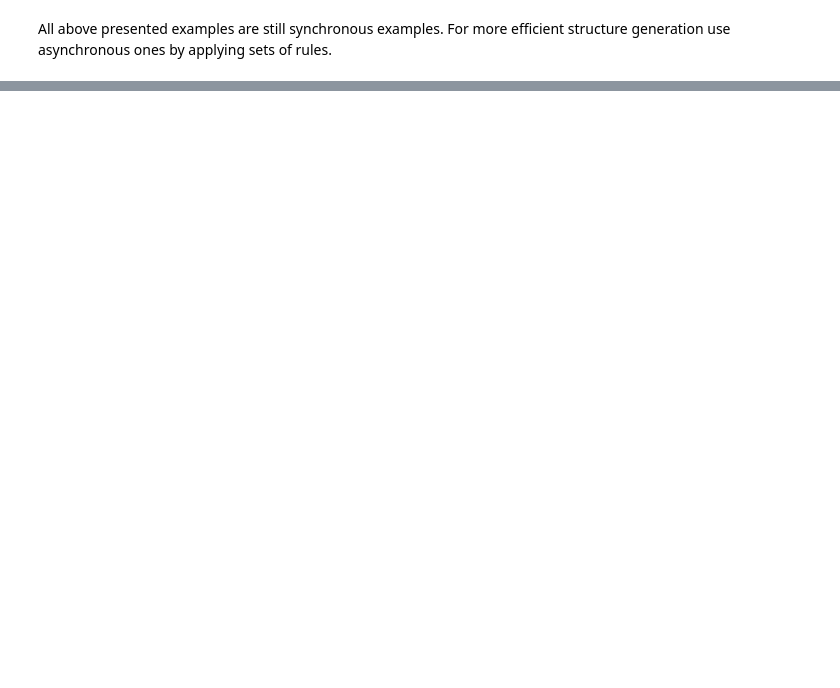
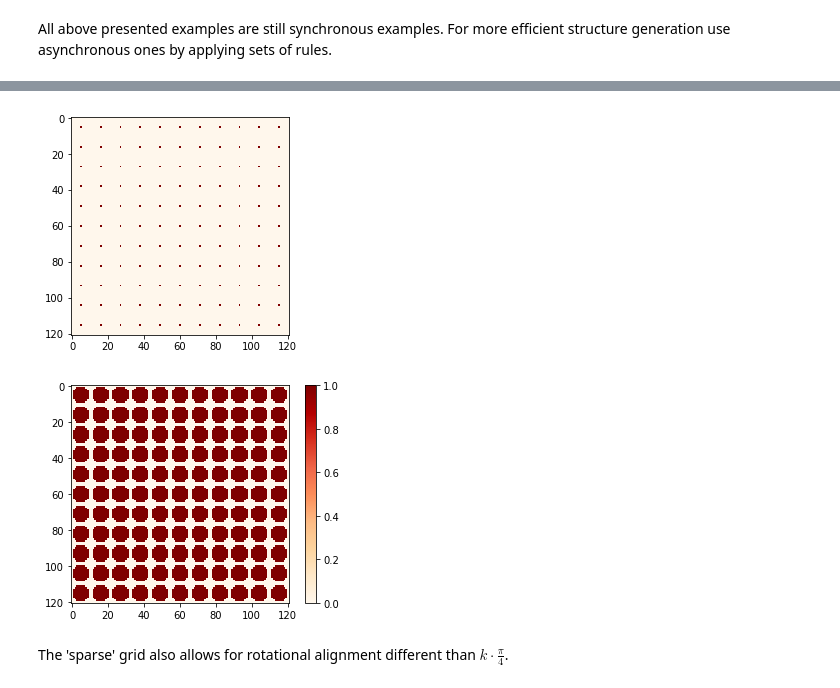
Before and after one commit to hs42/biophysics, a Jupyter notebook: playground.ipynb, the cells around one changed output, grey strips where cells are left out. Saved outputs shown, nothing was run; the diff lists cells and outputs as text; code cells hidden in the pictures; blank space fills up the shorter version.

```diff
--- a/playground.ipynb
+++ b/playground.ipynb
@@ -186,0 +195,56 @@ Further Notes:
+# %%
+# 'sparse' grid
+
+def circle(field, emptyfield, r):
+    """
+    Drawing a circle based on Pythagoras
+
+    """
+    """for k in range(r):
+        for l in range(r):
+            if (k**2 + l**2 - r**2) < 0:
+                # use symmetry properties of the circle while only computing one quarter
+                field[x+k, y+l], field[x-k, y+l], field[x+k, y-l], field[x-k, y-l] = 1, 1, 1, 1
+    """
+    for i in range(len(field)):
+        for j in range(len(field[0])):
+
+            if field[i,j] == 1:
+
+                for k in range(r):
+                    for l in range(r):
+
+                        if (k**2 + l**2 - r**2) < 0:
+                            # use symmetry properties of the circle while only computing one quarter
+                            emptyfield[i+k, j+l], emptyfield[i-k, j+l] = 1, 1
+                            emptyfield[i+k, j-l], emptyfield[i-k, j-l] = 1, 1
+
+d = 11
+r = int(d/2)
+
+N = d**2
+
+field = np.zeros((N, N))
+grid = np.zeros((N, N))
+
+for i in range(0, int(N/d)):
+    for j in range(0, int(N/d)):
+        # initialize grid with 'real' lattice points
+        grid[r+d*i,r+d*j] = 1
+
+plt.imshow(grid, cmap="OrRd")
+plt.show()
+
+# Draw 'monomers' around their gridpoints
+circle(grid, field, r)
+
+plt.imshow(field, cmap="OrRd")
+plt.colorbar()
+plt.show()
+
+#plt.savefig('sparse_grid.png', dpi=300, format='png')
+# %% [output]
+[figure, added]
+[figure, added]
+# %% [markdown]
+The 'sparse' grid also allows for rotational alignment different than $k\cdot \frac{\pi}{4}$.
```
Also changed, not shown: parts of 8 cells of this notebook.
